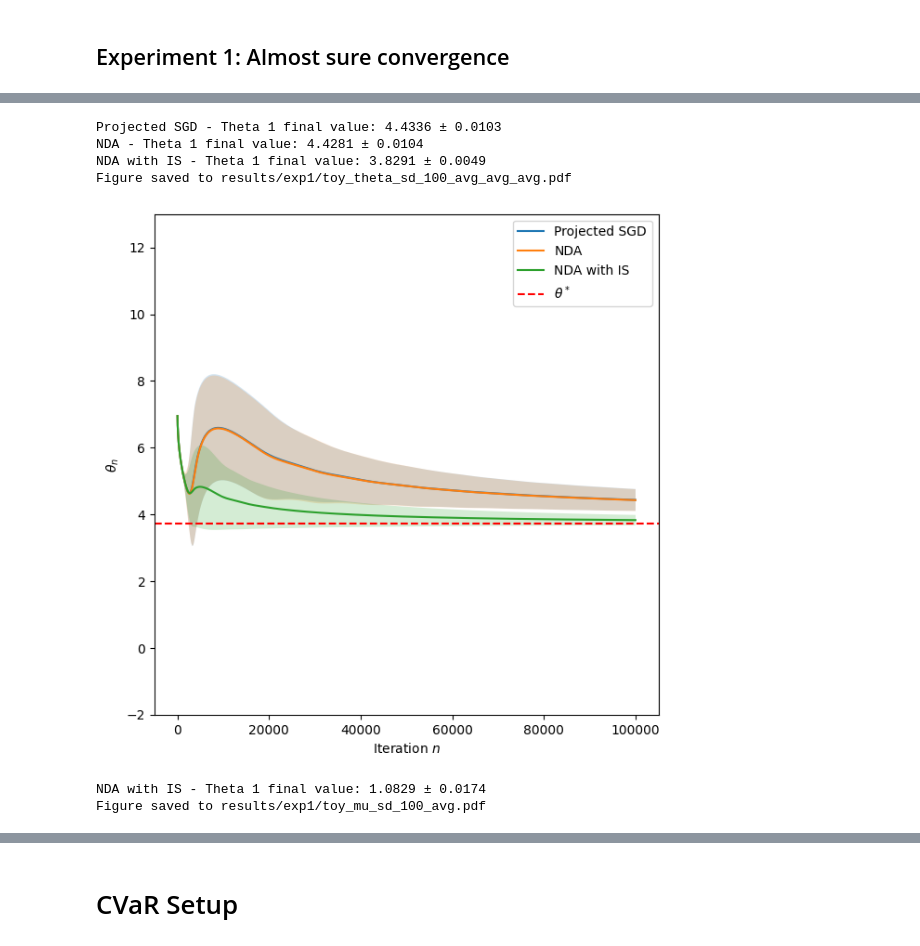
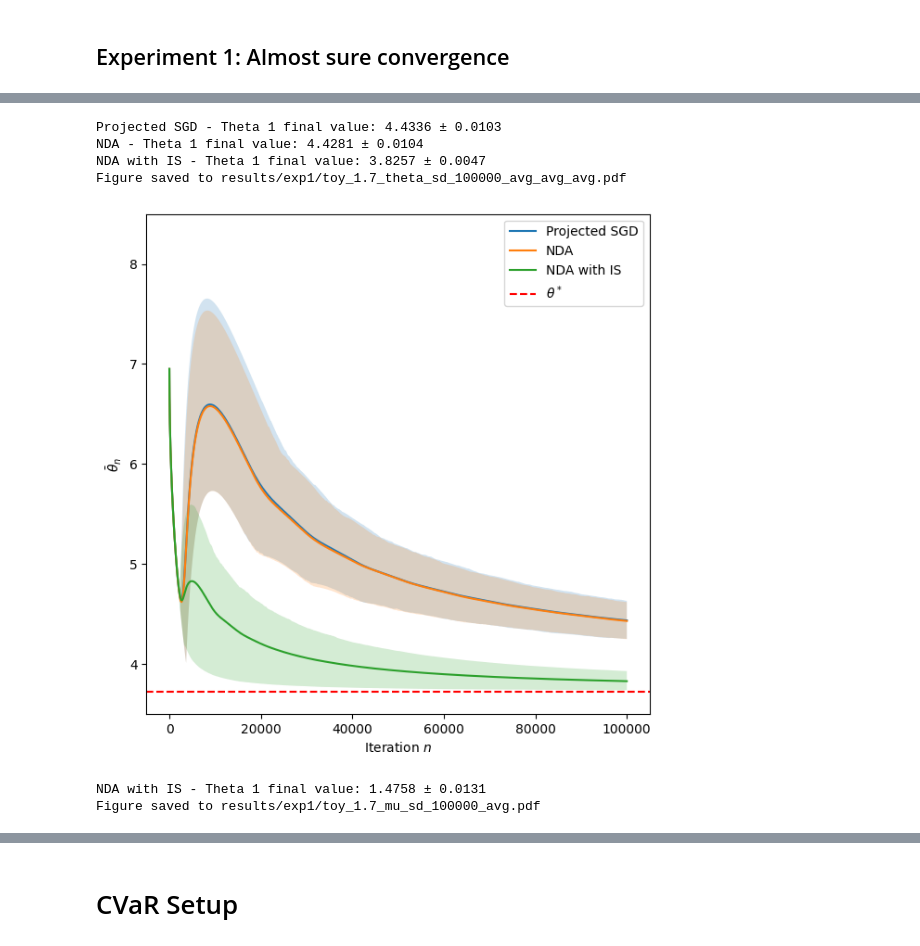
Before and after one commit to Wmeesena/optimal_importance_sampling, a Jupyter notebook: notebook.ipynb, the cells around one changed output, grey strips where cells are left out. Saved outputs shown, nothing was run; the diff lists cells and outputs as text; code cells hidden in the pictures.

Commit message:
result

```diff
--- a/notebook.ipynb
+++ b/notebook.ipynb
@@ -330,6 +330,7 @@ def plot_theta(results, true_theta = None,  type = "theta", avg = False, save_pa
     printed separately for each parameter in d_theta
 
     '''
+
     plt.figure(figsize=(7, 7))
     for key in results.keys():
         result = results[key]
@@ -355,8 +356,8 @@ def plot_theta(results, true_theta = None,  type = "theta", avg = False, save_pa
             # ci_upper = mean_theta_i + 1.96 * std_theta_i
             # ci_lower = mean_theta_i - 1.96 * std_theta_i
 
-            ci_lower = np.quantile(theta_i, 0.05, axis=0)
-            ci_upper = np.quantile(theta_i, 0.95, axis=0)
+            ci_lower = np.quantile(theta_i, 0.1, axis=0)
+            ci_upper = np.quantile(theta_i, 0.9, axis=0)
 
 
             plt.plot(mean_theta_i, label=f'{key}')
@@ -365,18 +366,23 @@ def plot_theta(results, true_theta = None,  type = "theta", avg = False, save_pa
 
 
     if true_theta is not None:
-        plt.axhline(y=true_theta, color='r', linestyle='--', label=rf'$\theta^*$')
+        if type == "mu":
+            plt.axhline(y=true_theta, color='r', linestyle='--', label=rf'$\mu^*$')
+        else:
+            plt.axhline(y=true_theta, color='r', linestyle='--', label=rf'$\theta^*$')
 
 
     plt.xlabel(rf'Iteration $n$')
 
     if type == "mu":
-        plt.ylabel(rf'$\mu_n$')
-        plt.ylim(-1, 3)
+
+        plt.ylim(0, 2)
+        plt.ylabel(r'$\bar{\mu}_n$' if avg else r'$\mu_n$')
     else:
-        plt.ylabel(rf'$\theta_n$')
+        plt.ylim(3.5, 8.5)
 
-        plt.ylim(-2, 13)
+        plt.ylabel(r'$\bar{\theta}_n$' if avg else r'$\theta_n$')
+
     plt.legend()
     # plt.title('Theta Parameters over Iterations')
 
@@ -544,23 +551,24 @@ class ExperimentConfig:
 ## Experiment configuration
 # %%
 d_X =1
+mu_bound = 1.7
 config = ExperimentConfig(
     n_rep=1000,
-    n_step = 100000,
+    n_step = 200000,
     # n_step=10000,
     d_X=d_X,
     d_theta=1,
     d_mu=1,
     alpha=.05,
-    alpha_mu = 0.000001,
+    alpha_mu = 0.000003,
     gamma=0.55,
     seed=42,
 
 
     theta_upper=np.ones(1) * 1000.0,
-    theta_lower=-np.ones(1) * 100.0,
-    mu_upper=np.ones(d_X) * 1.4,
-    mu_lower=-np.ones(d_X) * 1.4,
+    theta_lower=np.ones(1) * (-100.0),
+    mu_upper=np.ones(d_X) * mu_bound,
+    mu_lower=np.ones(d_X) * (-mu_bound),
 
 )
 # %%
@@ -663,11 +702,11 @@ Figure saved to results/exp1/toy_mu_sd_100.pdf
 # %%
-plot_theta(results_theta_1, true_theta=quantile_9999, type="theta", avg= True, save_path="results/exp1/toy_theta_sd_100.pdf")
-plot_theta(results_mu_1, type="mu",avg= True, save_path="results/exp1/toy_mu_sd_100.pdf")
+plot_theta(results_theta_1, true_theta=quantile_9999, type="theta", avg= True,  save_path=f"results/exp1/toy_{mu_bound}_theta_sd_{config.n_step}.pdf")
+plot_theta(results_mu_1, true_theta=mu_bound,type="mu",avg= True, save_path=f"results/exp1/toy_{mu_bound}_mu_sd_{config.n_step}.pdf")
 # %% [output]
 Projected SGD - Theta 1 final value: 4.4336 ± 0.0103
 NDA - Theta 1 final value: 4.4281 ± 0.0104
-NDA with IS - Theta 1 final value: 3.8291 ± 0.0049
-Figure saved to results/exp1/toy_theta_sd_100_avg_avg_avg.pdf
+NDA with IS - Theta 1 final value: 3.8257 ± 0.0047
+Figure saved to results/exp1/toy_1.7_theta_sd_100000_avg_avg_avg.pdf
-[figure, old version]
+[figure, new version]
-NDA with IS - Theta 1 final value: 1.0829 ± 0.0174
-Figure saved to results/exp1/toy_mu_sd_100_avg.pdf
+NDA with IS - Theta 1 final value: 1.4758 ± 0.0131
+Figure saved to results/exp1/toy_1.7_mu_sd_100000_avg.pdf
```
Also changed, not shown: parts of 14 cells of this notebook, 8 other files.
